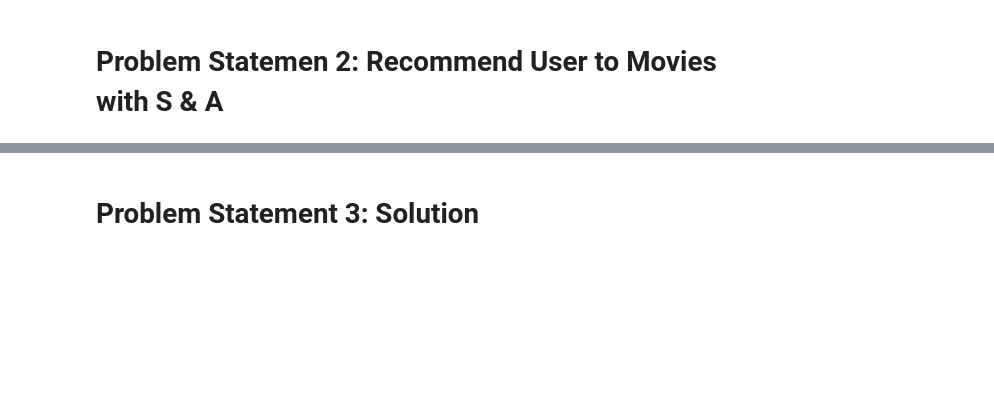
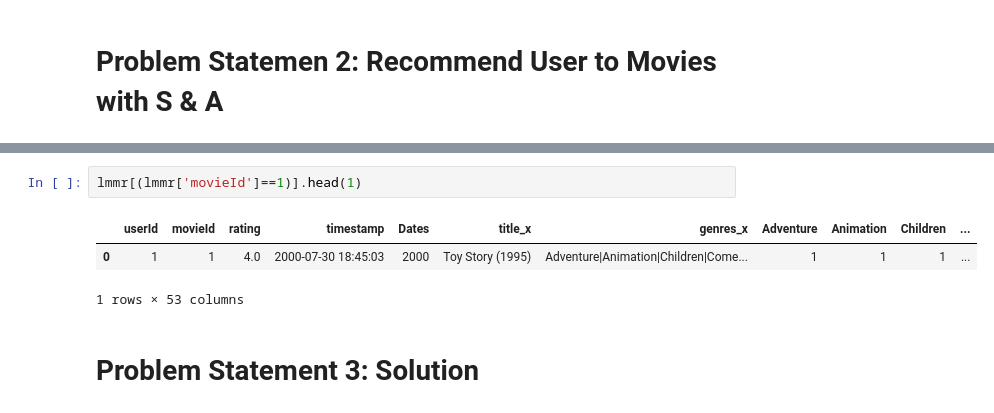
Before and after one commit to AftabUdaipurwala/MLProjects, a Jupyter notebook: Movie_Recommendation_System.ipynb, the cells around one changed output, grey strips where cells are left out. Cells and saved outputs as stored; diff of their text form; blank space fills up the shorter version.

```diff
--- a/Movie_Recommendation_System.ipynb
+++ b/Movie_Recommendation_System.ipynb
@@ -804,3 +982,9 @@ output[['movieId','predictions','title','genres']]
+# %%
+lmmr[(lmmr['movieId']==1)].head(1)
+# %% [output]
+|  | userId | movieId | rating | timestamp | Dates | title_x | genres_x | Adventure | Animation | Children | ... |
+| 0 | 1 | 1 | 4.0 | 2000-07-30 18:45:03 | 2000 | Toy Story (1995) | Adventure|Animation|Children|Come... | 1 | 1 | 1 | ... |
+1 rows × 53 columns
 # %% [markdown]
 # Problem Statement 3: Solution
 # %% [markdown]
```
Also changed, not shown: parts of 18 cells of this notebook.
